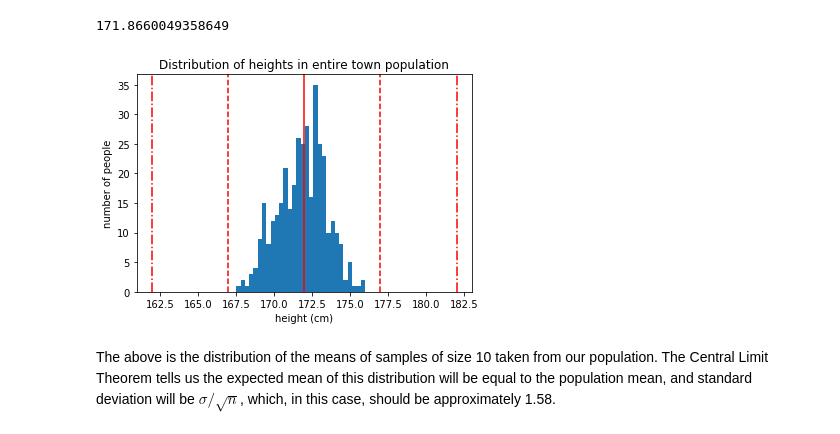
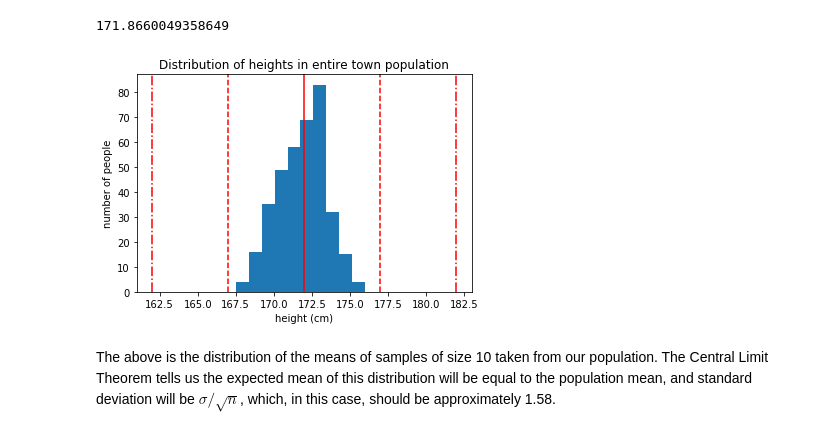
Before and after one commit to Victor-Palacios/General_Data_Skills, a Jupyter notebook: infer_stats_1A-Q6.25.ipynb, the cells around one changed output. Drawn from its saved outputs; the diff is of its cells as text; code cells hidden in the pictures.

```diff
--- a/infer_stats_1A-Q6.25.ipynb
+++ b/infer_stats_1A-Q6.25.ipynb
@@ -117,21 +117,3 @@ Here we have calculated the actual standard deviation of a small (size 5) data s
 __Q:__ If all we had to go on was our five samples, what would be our best estimate of the population standard deviation? Use Bessel's correction ($n-1$ in the denominator), thus $\sqrt{\frac{\sum_i(x_i - \bar{x})^2}{n-1}}$.
 # %% [markdown]
 __A:__
-# %%
-sum_ = 0
-for x in array:
-    value = (x - mean)**2
-    #print("value for current calculation:",value) #just to be sure calculations are running correctly
-    sum_ += value
-    #print("current sum:",sum_) #just to be sure calculations are running correctly
-
-print("sum:",sum_)
-
-variance = sum_/(len(array)-1)
-
-print("n:",len(array))
-print("Variance:",variance)
-
-STD = np.sqrt(variance)
-
-print("STD:",STD)
@@ -257,21 +245,19 @@ print(np.mean(list_))
 # %% [output]
 171.8660049358649
 # %%
-# took plot from above simply changing pop_heights to y
+# took plot from above; simply changing pop_heights to y, and bins to 10
 
-# _ = plt.hist(pop_heights, bins=30)
-
-_ = plt.hist(list_, bins=30)
+_ = plt.hist(list_, bins=10)
 _ = plt.xlabel('height (cm)')
 _ = plt.ylabel('number of people')
 _ = plt.title('Distribution of heights in entire town population')
 _ = plt.axvline(172, color='r')
 _ = plt.axvline(172+5, color='r', linestyle='--')
 _ = plt.axvline(172-5, color='r', linestyle='--')
 _ = plt.axvline(172+10, color='r', linestyle='-.')
 _ = plt.axvline(172-10, color='r', linestyle='-.')
 # %% [output]
-[figure, old version]
+[figure, new version]
 # %% [markdown]
 The above is the distribution of the means of samples of size 10 taken from our population. The Central Limit Theorem tells us the expected mean of this distribution will be equal to the population mean, and standard deviation will be $\sigma / \sqrt n$, which, in this case, should be approximately 1.58.
 # %% [markdown]
```
Also changed, not shown: parts of 14 cells of this notebook, 1 other file.
